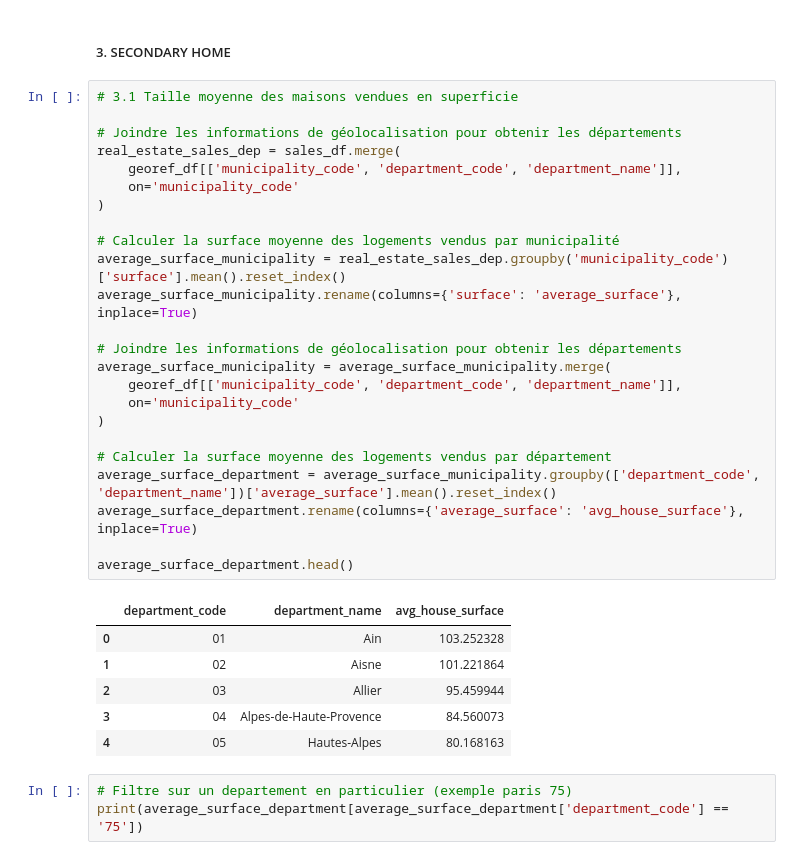
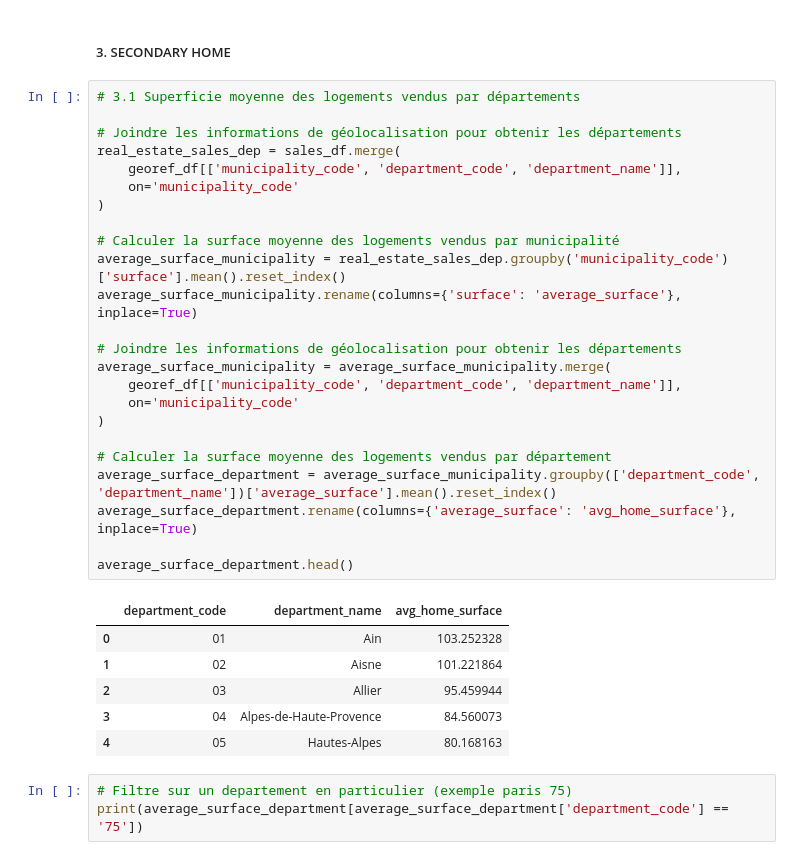
Before and after one commit to MChvtta/prello_scoring_system, a Jupyter notebook: notebooks/MC_Transformation.ipynb, the cells around one changed output. Drawn from its saved outputs; the diff is of its cells as text.

```diff
--- a/notebooks/MC_Transformation.ipynb
+++ b/notebooks/MC_Transformation.ipynb
@@ -485,31 +430,31 @@ rental_yield_per_department
 # %% [markdown]
 ##### 3. SECONDARY HOME
 # %%
-# 3.1 Taille moyenne des maisons vendues en superficie
+# 3.1 Superficie moyenne des logements vendus par départements
 
 # Joindre les informations de géolocalisation pour obtenir les départements
 real_estate_sales_dep = sales_df.merge(
     georef_df[['municipality_code', 'department_code', 'department_name']],
     on='municipality_code'
 )
 
 # Calculer la surface moyenne des logements vendus par municipalité
 average_surface_municipality = real_estate_sales_dep.groupby('municipality_code')['surface'].mean().reset_index()
 average_surface_municipality.rename(columns={'surface': 'average_surface'}, inplace=True)
 
 # Joindre les informations de géolocalisation pour obtenir les départements
 average_surface_municipality = average_surface_municipality.merge(
     georef_df[['municipality_code', 'department_code', 'department_name']],
     on='municipality_code'
 )
 
 # Calculer la surface moyenne des logements vendus par département
 average_surface_department = average_surface_municipality.groupby(['department_code', 'department_name'])['average_surface'].mean().reset_index()
-average_surface_department.rename(columns={'average_surface': 'avg_house_surface'}, inplace=True)
+average_surface_department.rename(columns={'average_surface': 'avg_home_surface'}, inplace=True)
 
 average_surface_department.head()
 # %% [output]
-|  | department_code | department_name | avg_house_surface |
+|  | department_code | department_name | avg_home_surface |
 | 0 | 01 | Ain | 103.252328 |
 | 1 | 02 | Aisne | 101.221864 |
 | 2 | 03 | Allier | 95.459944 |
```
Also changed, not shown: parts of 20 cells of this notebook, 1 other file.
